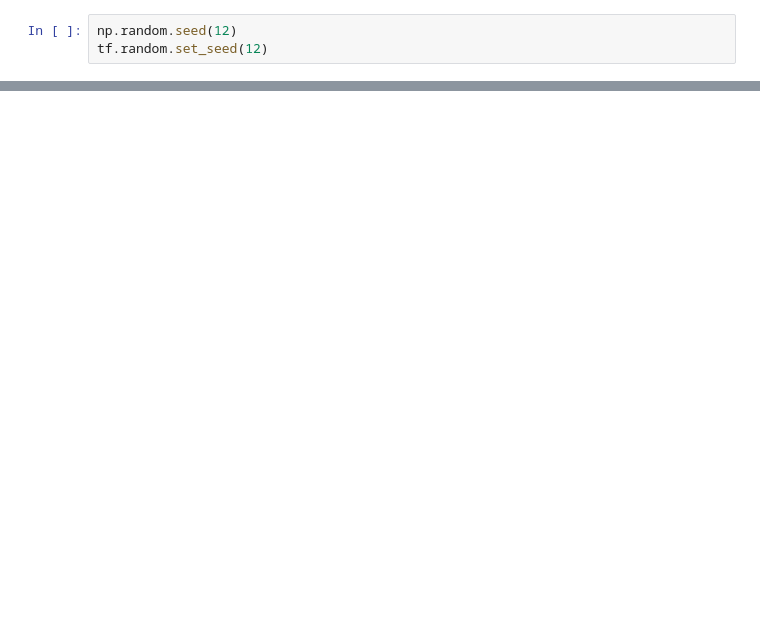
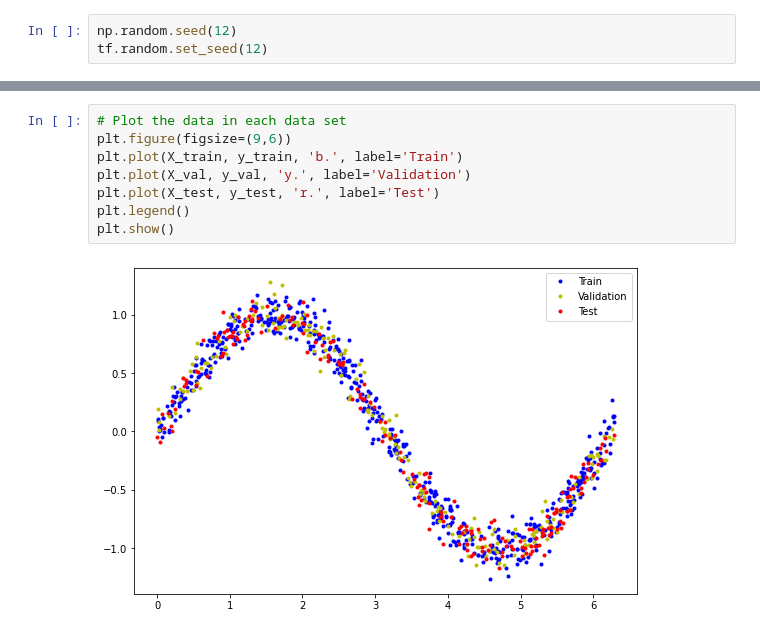
Before and after one commit to PabloJRW/TinyML-sineFunction, a Jupyter notebook: TinyML_Sin.ipynb, the cells around one changed output, grey strips where cells are left out. Saved outputs shown, nothing was run; the diff lists cells and outputs as text; blank space fills up the shorter version.

```diff
--- a/TinyML_Sin.ipynb
+++ b/TinyML_Sin.ipynb
@@ -35,0 +40,10 @@ train_set
+# %%
+# Plot the data in each data set
+plt.figure(figsize=(9,6))
+plt.plot(X_train, y_train, 'b.', label='Train')
+plt.plot(X_val, y_val, 'y.', label='Validation')
+plt.plot(X_test, y_test, 'r.', label='Test')
+plt.legend()
+plt.show()
+# %% [output]
+[figure, added]
```
Also changed, not shown: parts of 10 cells of this notebook.
